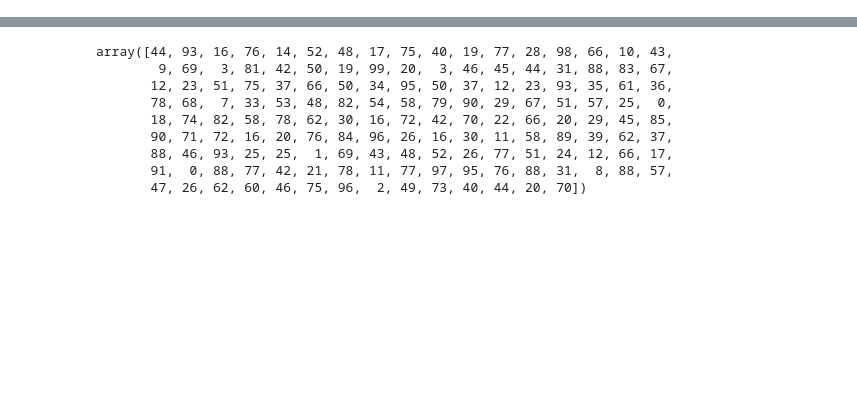
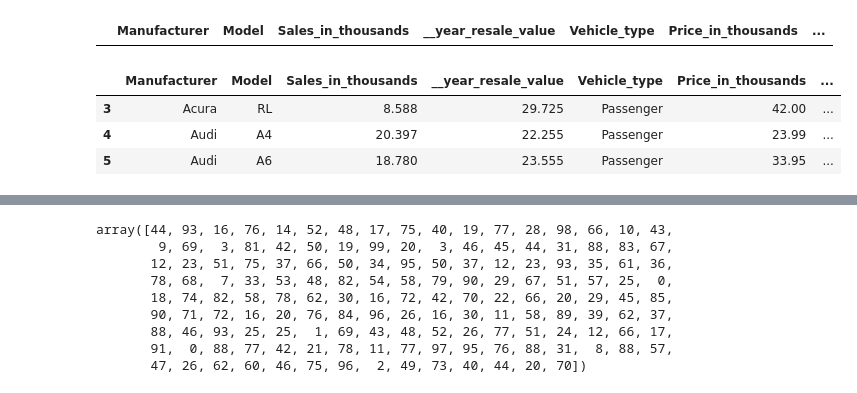
Before and after one commit to msandhiya07/msandhiya07, a Jupyter notebook: DSPRAC.ipynb, the cells around one changed output, grey strips where cells are left out. Saved outputs shown, nothing was run; the diff lists cells and outputs as text; code cells hidden in the pictures; blank space fills up the shorter version.

```diff
--- a/DSPRAC.ipynb
+++ b/DSPRAC.ipynb
@@ -24,0 +45,11 @@ array([42, 12, 29,  1, 91, 40,  5, 61, 97, 47, 68, 85, 57, 70, 24, 39, 73,
+# %%
+df.iloc[3:3]
+# %% [output]
+|  | Manufacturer | Model | Sales_in_thousands | __year_resale_value | Vehicle_type | Price_in_thousands | ... |
+# %%
+df.iloc[3:6]
+# %% [output]
+|  | Manufacturer | Model | Sales_in_thousands | __year_resale_value | Vehicle_type | Price_in_thousands | ... |
+| 3 | Acura | RL | 8.588 | 29.725 | Passenger | 42.00 | ... |
+| 4 | Audi | A4 | 20.397 | 22.255 | Passenger | 23.99 | ... |
+| 5 | Audi | A6 | 18.780 | 23.555 | Passenger | 33.95 | ... |
```
Also changed, not shown: parts of 16 cells of this notebook.
